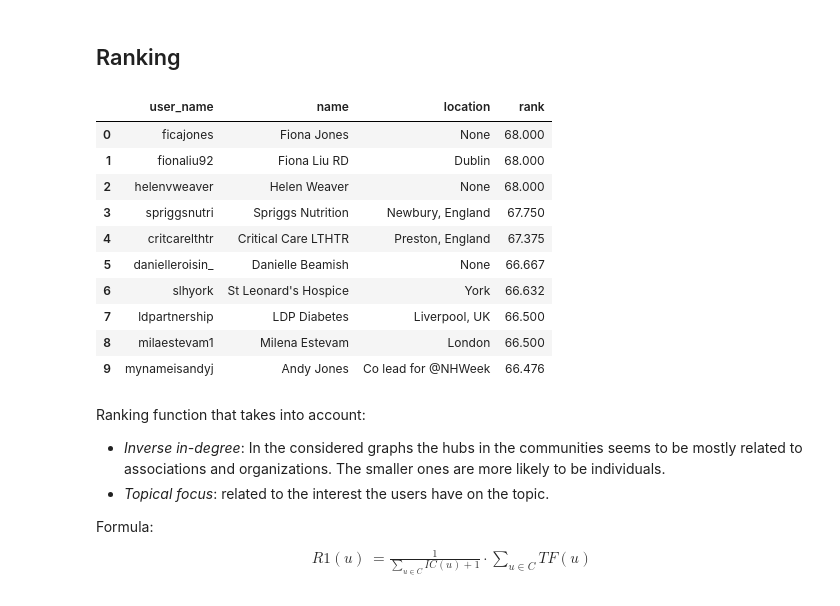
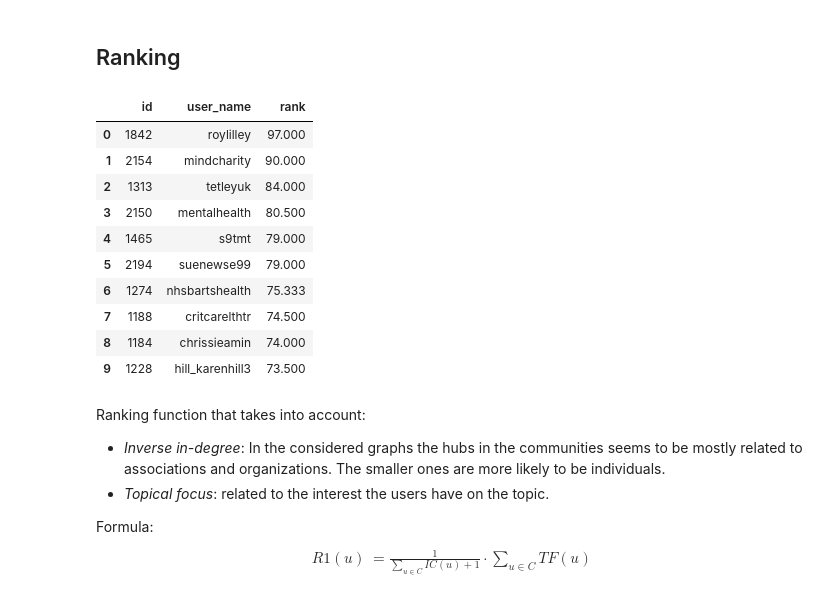
Before and after one commit to flaprimo/twitter-network-analysis, a Jupyter notebook: analysis_infomap.ipynb, the cells around one changed output. Drawn from its saved outputs; the diff is of its cells as text; code cells hidden in the pictures.

```diff
--- a/analysis_infomap.ipynb
+++ b/analysis_infomap.ipynb
@@ -540,19 +539,19 @@ Number of users per event that appear in more than one event.
 # %% [markdown]
 ## Ranking
 # %%
-ah.rank_1().head(10)
+ah.get_rank_1().head(10)
 # %% [output]
-|  | user_name | name | location | rank |
-| 0 | ficajones | Fiona Jones | None | 68.000 |
-| 1 | fionaliu92 | Fiona Liu RD | Dublin | 68.000 |
-| 2 | helenvweaver | Helen Weaver | None | 68.000 |
-| 3 | spriggsnutri | Spriggs Nutrition | Newbury, England | 67.750 |
-| 4 | critcarelthtr | Critical Care LTHTR | Preston, England | 67.375 |
-| 5 | danielleroisin_ | Danielle Beamish | None | 66.667 |
-| 6 | slhyork | St Leonard's Hospice | York | 66.632 |
-| 7 | ldpartnership | LDP Diabetes | Liverpool, UK | 66.500 |
-| 8 | milaestevam1 | Milena Estevam | London | 66.500 |
-| 9 | mynameisandyj | Andy Jones | Co lead for @NHWeek | 66.476 |
+|  | id | user_name | rank |
+| 0 | 1842 | roylilley | 97.000 |
+| 1 | 2154 | mindcharity | 90.000 |
+| 2 | 1313 | tetleyuk | 84.000 |
+| 3 | 2150 | mentalhealth | 80.500 |
+| 4 | 1465 | s9tmt | 79.000 |
+| 5 | 2194 | suenewse99 | 79.000 |
+| 6 | 1274 | nhsbartshealth | 75.333 |
+| 7 | 1188 | critcarelthtr | 74.500 |
+| 8 | 1184 | chrissieamin | 74.000 |
+| 9 | 1228 | hill_karenhill3 | 73.500 |
 # %% [markdown]
 Ranking function that takes into account:
 * *Inverse in-degree*: In the considered graphs the hubs in the communities seems to be mostly related to associations and organizations. The smaller ones are more likely to be individuals.
```
Also changed, not shown: parts of 7 cells of this notebook, 15 other files.
